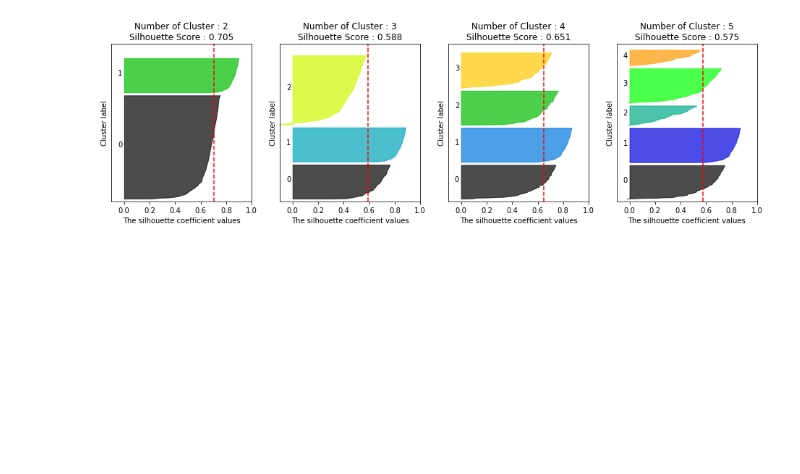
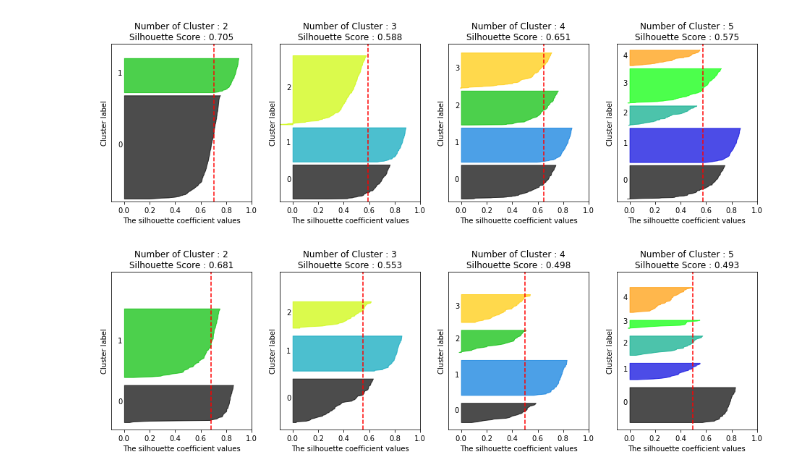
Before and after one commit to 201411096/study_AI, a Jupyter notebook: lectures/2_파이썬 머신러닝 완벽 가이드/7_군집화(Clustering)/2_Cluster evaluation.ipynb, the cells around one changed output. Saved outputs shown, nothing was run; the diff lists cells and outputs as text; code cells hidden in the pictures; blank space fills up the shorter version.

```diff
--- a/lectures/2_파이썬 머신러닝 완벽 가이드/7_군집화(Clustering)/2_Cluster evaluation.ipynb
+++ b/lectures/2_파이썬 머신러닝 완벽 가이드/7_군집화(Clustering)/2_Cluster evaluation.ipynb
@@ -303,3 +303,10 @@ X, y = make_blobs(n_samples=500, n_features=2, centers=4, cluster_std=1, center_
 visualize_silhouette([2,3,4,5], X)
 # %% [output]
 [figure]
+# %%
+from sklearn.datasets import load_iris
+
+iris = load_iris()
+visualize_silhouette([2, 3, 4, 5], iris.data)
+# %% [output]
+[figure, added]
```
Also changed, not shown: 1 other file.
